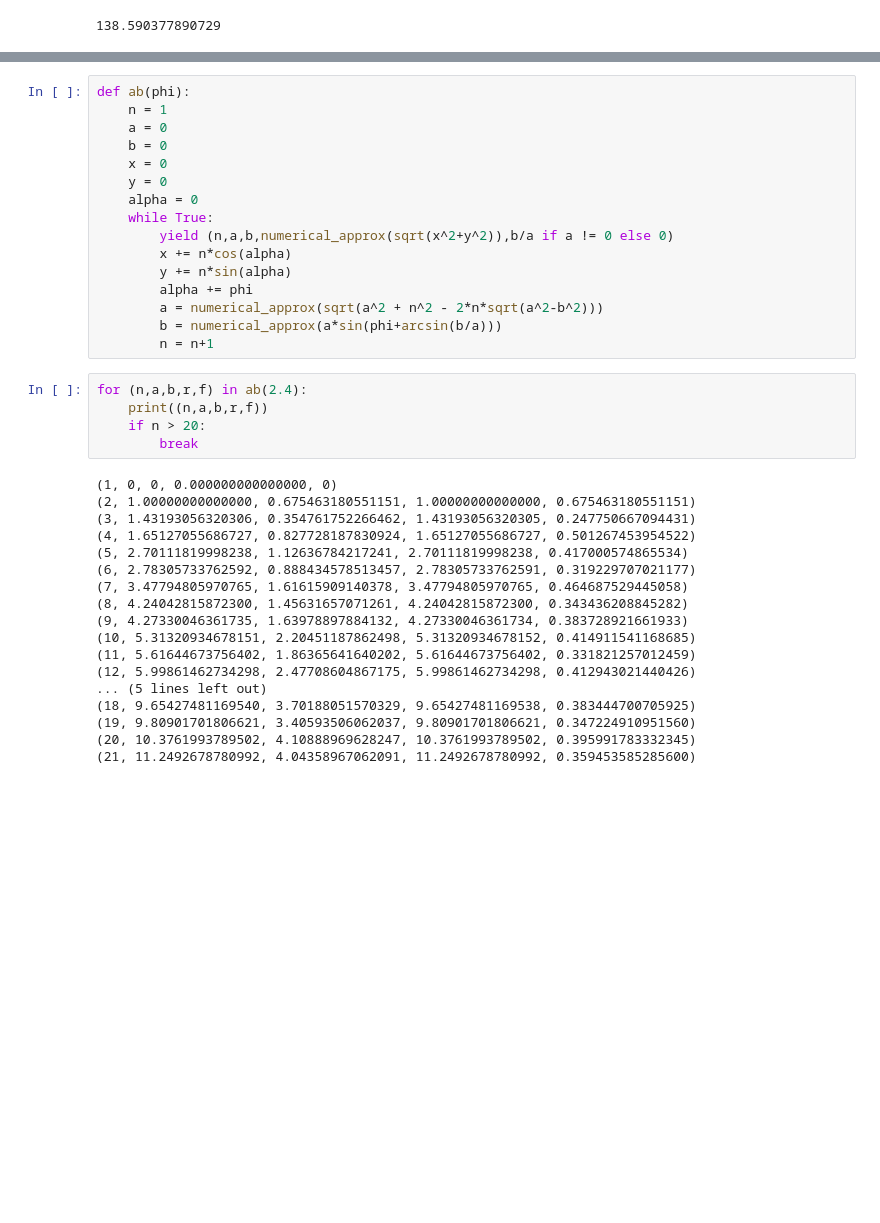
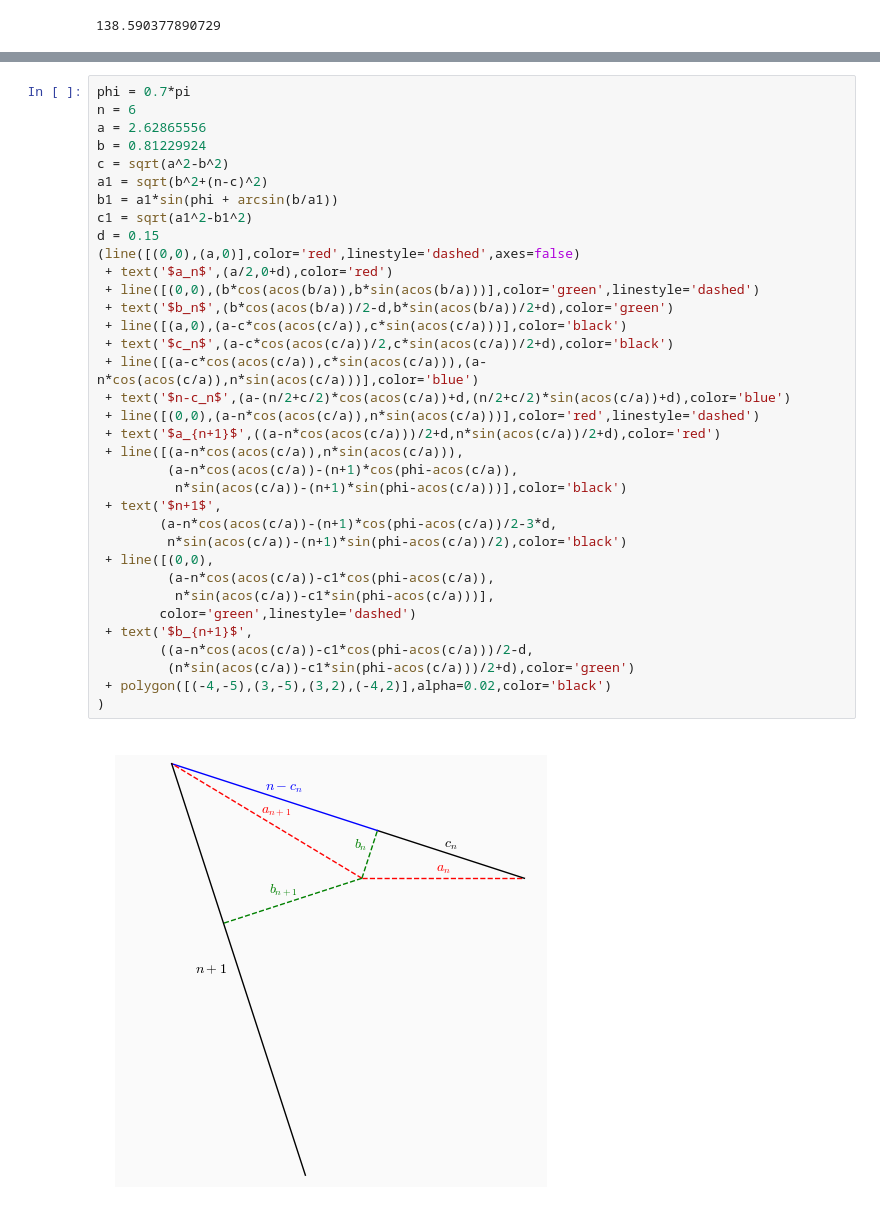
Before and after one commit to qpliu/sunday-puzzle, a Jupyter notebook: riddler/2025/20251003.ipynb, the cells around one changed output, grey strips where cells are left out. Drawn from its saved outputs; the diff is of its cells as text; blank space fills up the shorter version.

```diff
--- a/riddler/2025/20251003.ipynb
+++ b/riddler/2025/20251003.ipynb
@@ -77,39 +66,37 @@ how to do that.
-# %%
-def ab(phi):
-    n = 1
-    a = 0
-    b = 0
-    x = 0
-    y = 0
-    alpha = 0
-    while True:
-        yield (n,a,b,numerical_approx(sqrt(x^2+y^2)),b/a if a != 0 else 0)
-        x += n*cos(alpha)
-        y += n*sin(alpha)
-        alpha += phi
-        a = numerical_approx(sqrt(a^2 + n^2 - 2*n*sqrt(a^2-b^2)))
-        b = numerical_approx(a*sin(phi+arcsin(b/a)))
-        n = n+1
-# %%
-for (n,a,b,r,f) in ab(2.4):
-    print((n,a,b,r,f))
-    if n > 20:
-        break
-# %% [output]
-(1, 0, 0, 0.000000000000000, 0)
-(2, 1.00000000000000, 0.675463180551151, 1.00000000000000, 0.675463180551151)
-(3, 1.43193056320306, 0.354761752266462, 1.43193056320305, 0.247750667094431)
-(4, 1.65127055686727, 0.827728187830924, 1.65127055686727, 0.501267453954522)
-(5, 2.70111819998238, 1.12636784217241, 2.70111819998238, 0.417000574865534)
-(6, 2.78305733762592, 0.888434578513457, 2.78305733762591, 0.319229707021177)
-(7, 3.47794805970765, 1.61615909140378, 3.47794805970765, 0.464687529445058)
-(8, 4.24042815872300, 1.45631657071261, 4.24042815872300, 0.343436208845282)
-(9, 4.27330046361735, 1.63978897884132, 4.27330046361734, 0.383728921661933)
-(10, 5.31320934678151, 2.20451187862498, 5.31320934678152, 0.414911541168685)
-(11, 5.61644673756402, 1.86365641640202, 5.61644673756402, 0.331821257012459)
-(12, 5.99861462734298, 2.47708604867175, 5.99861462734298, 0.412943021440426)
-... (5 lines left out)
-(18, 9.65427481169540, 3.70188051570329, 9.65427481169538, 0.383444700705925)
-(19, 9.80901701806621, 3.40593506062037, 9.80901701806621, 0.347224910951560)
-(20, 10.3761993789502, 4.10888969628247, 10.3761993789502, 0.395991783332345)
-(21, 11.2492678780992, 4.04358967062091, 11.2492678780992, 0.359453585285600)
+# %%
+phi = 0.7*pi
+n = 6
+a = 2.62865556
+b = 0.81229924
+c = sqrt(a^2-b^2)
+a1 = sqrt(b^2+(n-c)^2)
+b1 = a1*sin(phi + arcsin(b/a1))
+c1 = sqrt(a1^2-b1^2)
+d = 0.15
+(line([(0,0),(a,0)],color='red',linestyle='dashed',axes=false)
+ + text('$a_n$',(a/2,0+d),color='red')
+ + line([(0,0),(b*cos(acos(b/a)),b*sin(acos(b/a)))],color='green',linestyle='dashed')
+ + text('$b_n$',(b*cos(acos(b/a))/2-d,b*sin(acos(b/a))/2+d),color='green')
+ + line([(a,0),(a-c*cos(acos(c/a)),c*sin(acos(c/a)))],color='black')
+ + text('$c_n$',(a-c*cos(acos(c/a))/2,c*sin(acos(c/a))/2+d),color='black')
+ + line([(a-c*cos(acos(c/a)),c*sin(acos(c/a))),(a-n*cos(acos(c/a)),n*sin(acos(c/a)))],color='blue')
+ + text('$n-c_n$',(a-(n/2+c/2)*cos(acos(c/a))+d,(n/2+c/2)*sin(acos(c/a))+d),color='blue')
+ + line([(0,0),(a-n*cos(acos(c/a)),n*sin(acos(c/a)))],color='red',linestyle='dashed')
+ + text('$a_{n+1}$',((a-n*cos(acos(c/a)))/2+d,n*sin(acos(c/a))/2+d),color='red')
+ + line([(a-n*cos(acos(c/a)),n*sin(acos(c/a))),
+         (a-n*cos(acos(c/a))-(n+1)*cos(phi-acos(c/a)),
+          n*sin(acos(c/a))-(n+1)*sin(phi-acos(c/a)))],color='black')
+ + text('$n+1$',
+        (a-n*cos(acos(c/a))-(n+1)*cos(phi-acos(c/a))/2-3*d,
+         n*sin(acos(c/a))-(n+1)*sin(phi-acos(c/a))/2),color='black')
+ + line([(0,0),
+         (a-n*cos(acos(c/a))-c1*cos(phi-acos(c/a)),
+          n*sin(acos(c/a))-c1*sin(phi-acos(c/a)))],
+        color='green',linestyle='dashed')
+ + text('$b_{n+1}$',
+        ((a-n*cos(acos(c/a))-c1*cos(phi-acos(c/a)))/2-d,
+         (n*sin(acos(c/a))-c1*sin(phi-acos(c/a)))/2+d),color='green')
+ + polygon([(-4,-5),(3,-5),(3,2),(-4,2)],alpha=0.02,color='black')
+)
+# %% [output]
+[figure, added]
```
Also changed, not shown: parts of 7 cells of this notebook.
